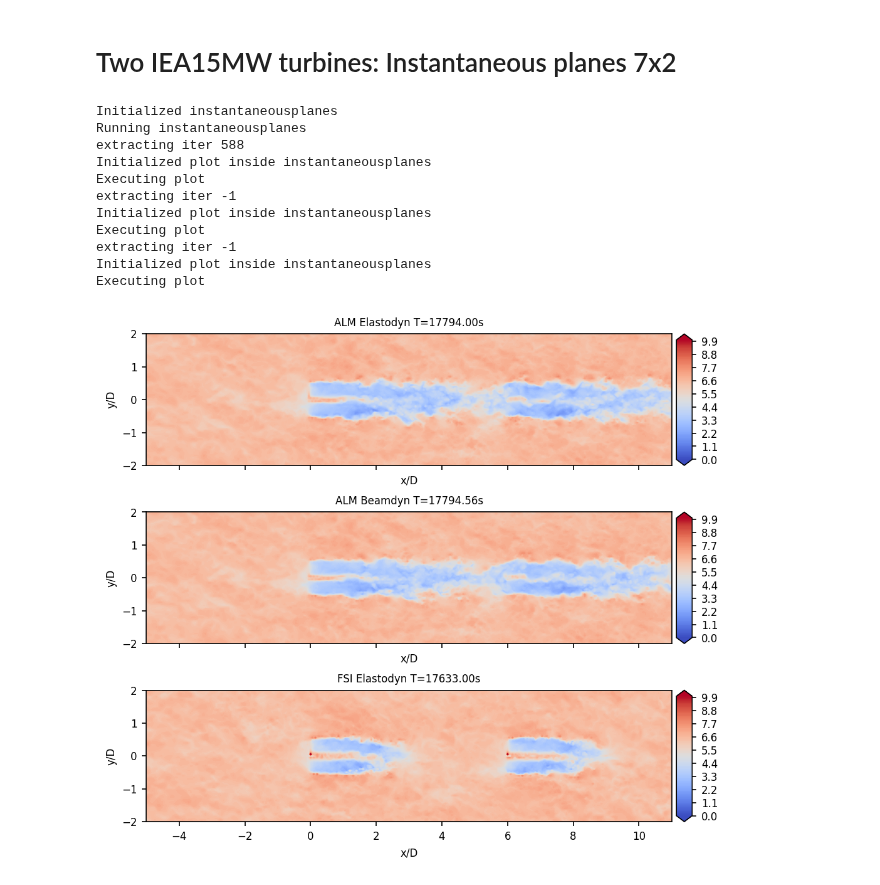
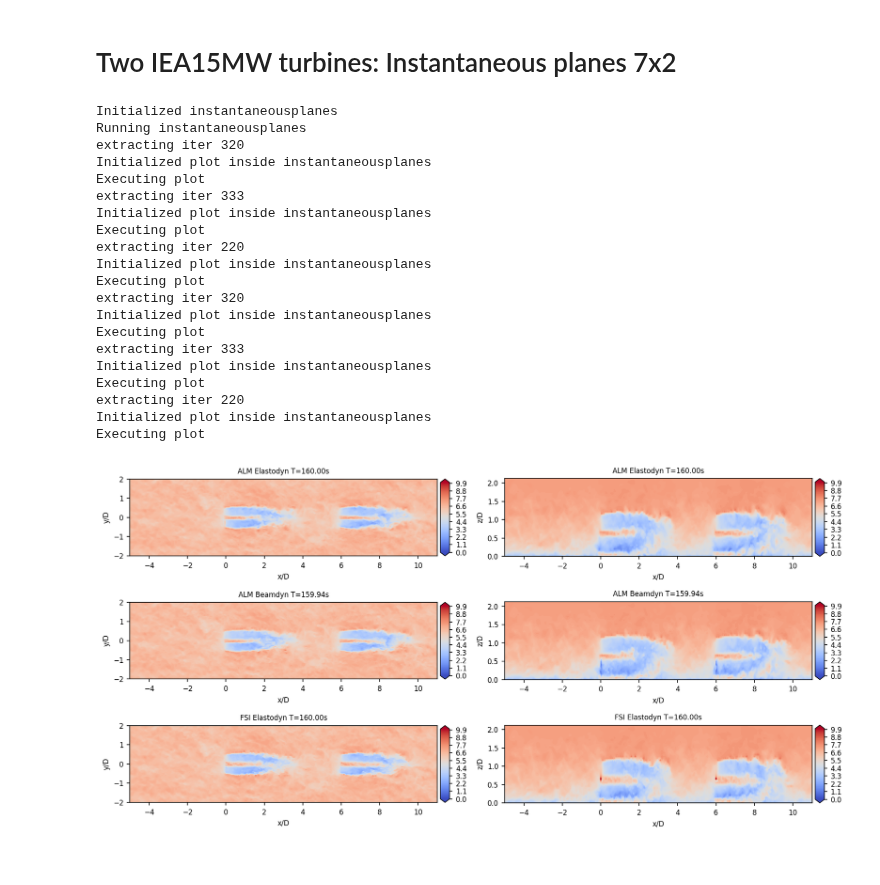
Before and after one commit to lawrenceccheung/ALCC_Frontier_WindFarm, a Jupyter notebook: farmruns/LowWS_LowTI/ABL_FSI_7x2/PostProcess/Instantaneous_HH.ipynb, the cells around one changed output. Cells and saved outputs as stored; diff of their text form; code cells hidden in the pictures.

```diff
--- a/farmruns/LowWS_LowTI/ABL_FSI_7x2/PostProcess/Instantaneous_HH.ipynb
+++ b/farmruns/LowWS_LowTI/ABL_FSI_7x2/PostProcess/Instantaneous_HH.ipynb
@@ -86,21 +133,30 @@ workflow1:
 f = io.StringIO(yamlstring.format(**vars()))
 yamldict = Loader(f, **loaderkwargs)
 # %%
-fig, axs = plt.subplots(3,1, figsize=(7,6), sharex=True, num="fig1", dpi=150)
+fig, axs = plt.subplots(3,2, figsize=(12,6), num="fig1", dpi=150)
 # Run the driver
 ppeng.driver(yamldict)
 plt.tight_layout()
 #plt.savefig(figdir+'/TripleDecompositionExample.png')
 # %% [output]
 Initialized instantaneousplanes
 Running instantaneousplanes
-extracting iter 588
+extracting iter 320
 Initialized plot inside instantaneousplanes
 Executing plot
-extracting iter -1
+extracting iter 333
 Initialized plot inside instantaneousplanes
 Executing plot
-extracting iter -1
+extracting iter 220
 Initialized plot inside instantaneousplanes
 Executing plot
+extracting iter 320
+Initialized plot inside instantaneousplanes
+Executing plot
+extracting iter 333
+Initialized plot inside instantaneousplanes
+Executing plot
+extracting iter 220
+Initialized plot inside instantaneousplanes
+Executing plot
-[figure, old version]
+[figure, new version]
```
Also changed, not shown: parts of 2 cells of this notebook, 3 other files.
